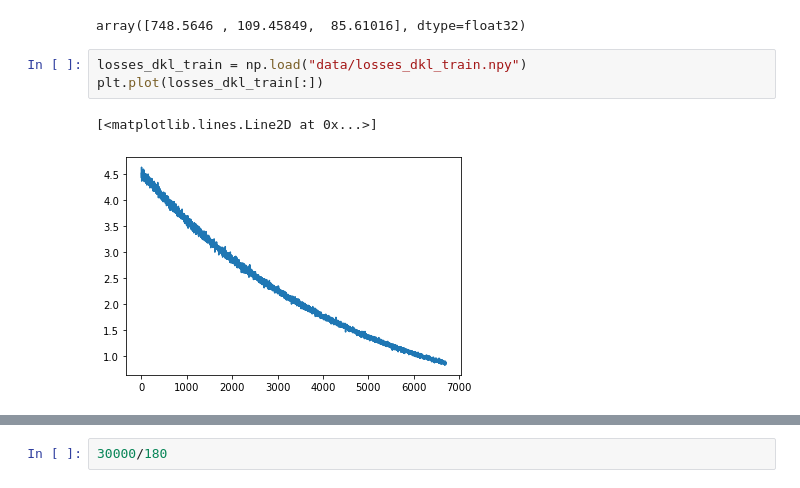
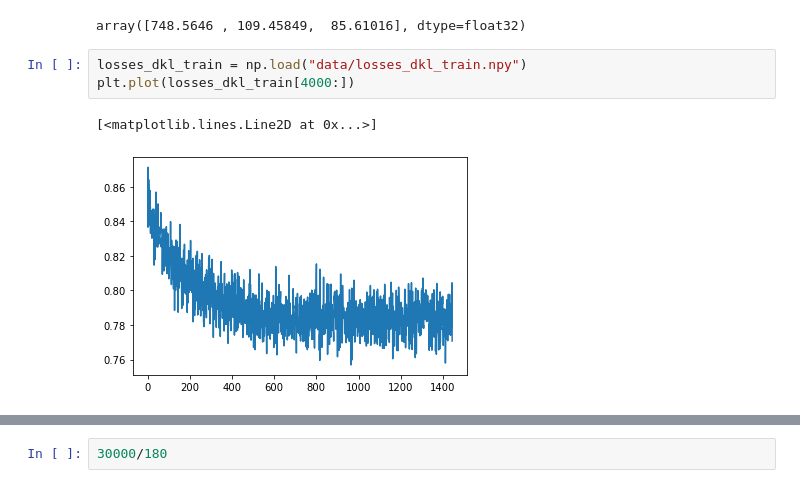
Before and after one commit to Gabriel-Ducrocq/segmentationCryoEM, a Jupyter notebook: Untitled.ipynb, the cells around one changed output, grey strips where cells are left out. Cells and saved outputs as stored; diff of their text form.

```diff
--- a/Untitled.ipynb
+++ b/Untitled.ipynb
@@ -190,10 +189,10 @@ losses_test
 array([748.5646 , 109.45849,  85.61016], dtype=float32)
 # %%
 losses_dkl_train = np.load("data/losses_dkl_train.npy")
-plt.plot(losses_dkl_train[:])
+plt.plot(losses_dkl_train[4000:])
 # %% [output]
 [<matplotlib.lines.Line2D at 0x...>]
-[figure, old version]
+[figure, new version]
 # %%
 losses_rmsd_train = np.load("data/losses_rmsd_train.npy")
 plt.plot(losses_rmsd_train[:])
```
Also changed, not shown: parts of 11 cells of this notebook, 5 other files.
